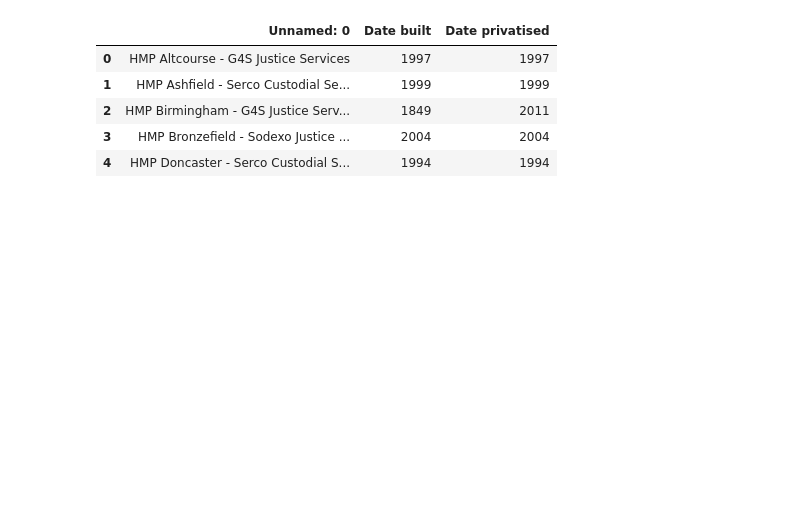
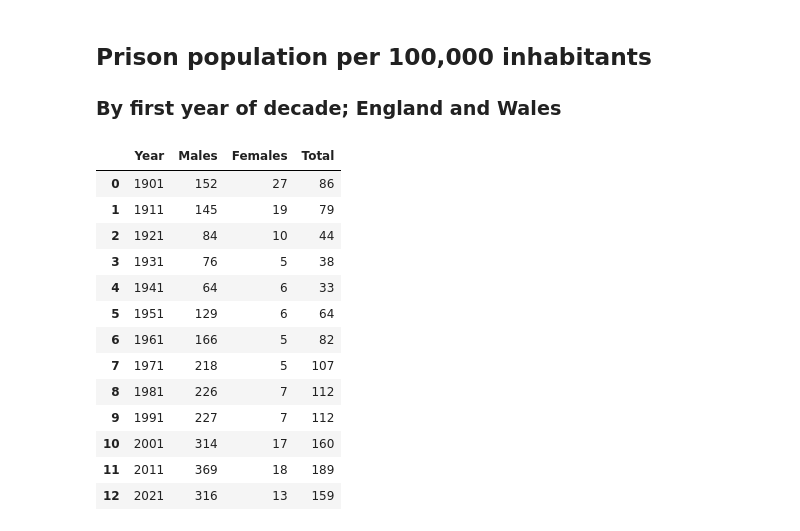
Before and after one commit to Mt122606/Curous-Conquers-, a Jupyter notebook: CuriousConquersProject/DATA/UKPrisons.ipynb, the cells around one changed output. Saved outputs shown, nothing was run; the diff lists cells and outputs as text; code cells hidden in the pictures; blank space fills up the shorter version.

```diff
--- a/CuriousConquersProject/DATA/UKPrisons.ipynb
+++ b/CuriousConquersProject/DATA/UKPrisons.ipynb
@@ -13,9 +14,24 @@ UKprisons = pd.read_excel("New/UK DATA/CBP-04334-PUBLIC.xlsx")
 # %%
-UKprisons.head()
+UKprisons2=pd.read_excel("New/UKDATA/CBP-04334-PUBLIC.xlsx", sheet_name="1.02")
-# %% [output]
-|  | Unnamed: 0 | Date built | Date privatised |
-| 0 | HMP Altcourse - G4S Justice Services | 1997 | 1997 |
-| 1 | HMP Ashfield - Serco Custodial Se... | 1999 | 1999 |
-| 2 | HMP Birmingham - G4S Justice Serv... | 1849 | 2011 |
-| 3 | HMP Bronzefield - Sodexo Justice ... | 2004 | 2004 |
-| 4 | HMP Doncaster - Serco Custodial S... | 1994 | 1994 |
+# %%
+UKprisons1=pd.read_clipboard()
+# %% [markdown]
+## Prison population per 100,000 inhabitants
+### By first year of decade; England and Wales
+# %%
+UKprisons1
+# %% [output]
+|  | Year | Males | Females | Total |
+| 0 | 1901 | 152 | 27 | 86 |
+| 1 | 1911 | 145 | 19 | 79 |
+| 2 | 1921 | 84 | 10 | 44 |
+| 3 | 1931 | 76 | 5 | 38 |
+| 4 | 1941 | 64 | 6 | 33 |
+| 5 | 1951 | 129 | 6 | 64 |
+| 6 | 1961 | 166 | 5 | 82 |
+| 7 | 1971 | 218 | 5 | 107 |
+| 8 | 1981 | 226 | 7 | 112 |
+| 9 | 1991 | 227 | 7 | 112 |
+| 10 | 2001 | 314 | 17 | 160 |
+| 11 | 2011 | 369 | 18 | 189 |
+| 12 | 2021 | 316 | 13 | 159 |
```
Also changed, not shown: parts of 5 cells of this notebook, 1 other file.
